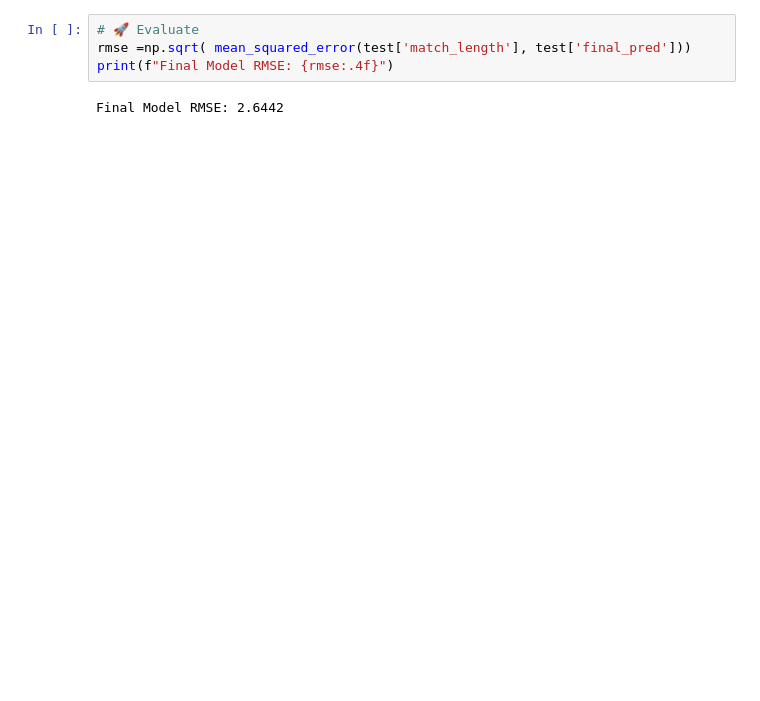
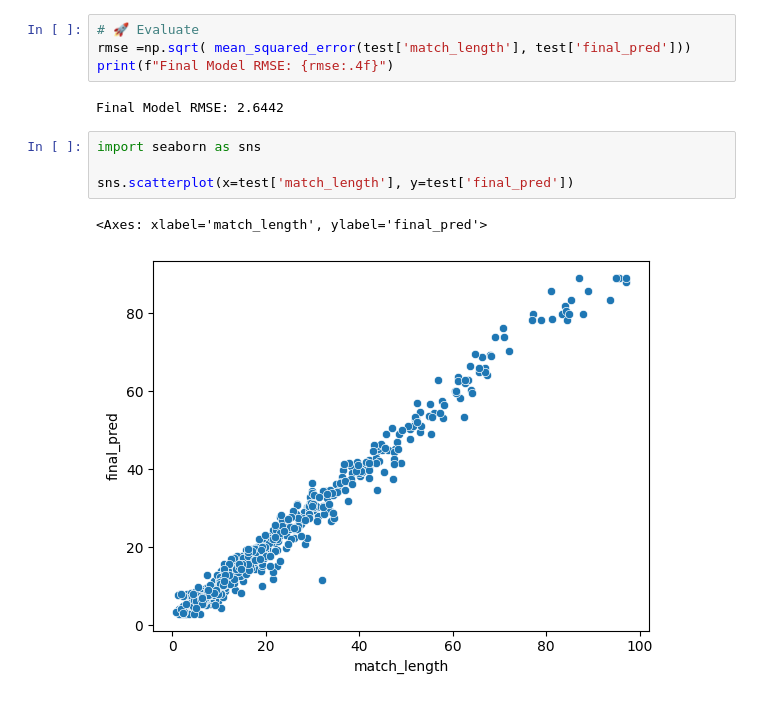
Before and after one commit to hypnos-coder/MinneMUDAC2025PC, a Jupyter notebook: notebooks/iter4/modeling3.ipynb, the cells around one changed output. Drawn from its saved outputs; the diff is of its cells as text; blank space fills up the shorter version.

```diff
--- a/notebooks/iter4/modeling3.ipynb
+++ b/notebooks/iter4/modeling3.ipynb
@@ -195,3 +195,10 @@ rmse =np.sqrt( mean_squared_error(test['match_length'], test['final_pred']))
 print(f"Final Model RMSE: {rmse:.4f}")
 # %% [output]
 Final Model RMSE: 2.6442
+# %%
+import seaborn as sns
+
+sns.scatterplot(x=test['match_length'], y=test['final_pred'])
+# %% [output]
+<Axes: xlabel='match_length', ylabel='final_pred'>
+[figure, added]
```
Also changed, not shown: parts of 4 cells of this notebook, 2 other files.
